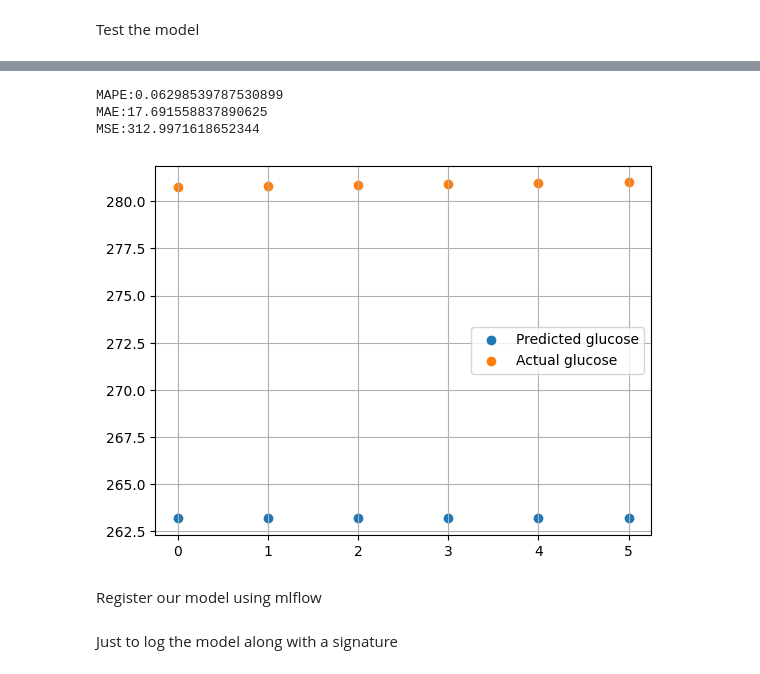
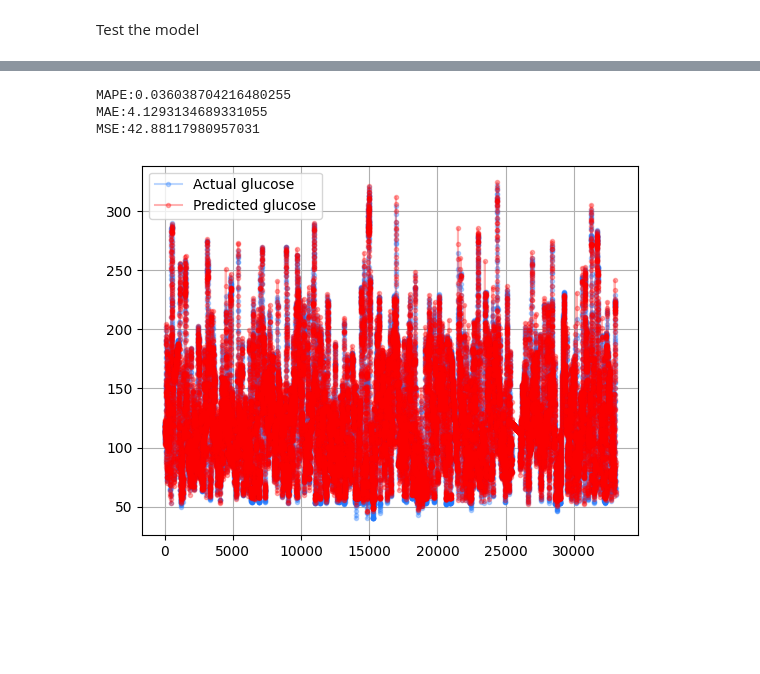
Before and after one commit to Arturo2711/Hypoglycemia_Prediction, a Jupyter notebook: notebooks/lstm_one_recurrent_layer.ipynb, the cells around one changed output, grey strips where cells are left out. Drawn from its saved outputs; the diff is of its cells as text; code cells hidden in the pictures; blank space fills up the shorter version.

Commit message:
First comprasion of nn an ml models

```diff
--- a/notebooks/lstm_one_recurrent_layer.ipynb
+++ b/notebooks/lstm_one_recurrent_layer.ipynb
@@ -73,7 +66,13 @@ test_loader = DataLoader(test_dataset, batch_size=batch_size)
+# %%
+train_tensor = torch.tensor(data=train.values, dtype=torch.float32)
+test_tensor = torch.tensor(data=test.values, dtype=torch.float32)
+# %%
+train_torch_data_set = TensorDataset(train_tensor)
+train_loader = DataLoader(dataset=train_torch_data_set, batch_size=batch_size)
 # %% [markdown]
 Define the model
 # %%
-class RNN(nn.Module):
+class LSTM(nn.Module):
     def __init__(self, input_size, hidden_size):
         super().__init__()
         self.rnn_1 = nn.LSTM(input_size=input_size, hidden_size=hidden_size, batch_first=True)
@@ -85,7 +84,7 @@ class RNN(nn.Module):
         prediction = self.linear_layer(output_recurrent_layer[:, -1, :])  ## We want to keep just the last output for the last element of each sequence
         return prediction.squeeze(-1) ## To obtain (Batch,) instead of (Batch, 1)
 # %%
-model = RNN(input_size=input_size, hidden_size=hidden_size)
+model = LSTM(input_size=input_size, hidden_size=hidden_size)
 optimizer = torch.optim.Adam(model.parameters(), lr=0.001)
 loss_function = nn.MSELoss()
-epochs = 500
+epochs = 100
@@ -194,25 +143,21 @@ test
 # %%
 with torch.no_grad():
-    for x in test_loader:
-        batch = x[0]
-        x = batch[:, :-1]
-        y = batch[:, -1]
-        output_model = model(x.unsqueeze(-1))
-        mape = mean_absolute_percentage_error(y, output_model)
-        mae = mean_absolute_error(y, output_model)
-        mse = mean_squared_error(y, output_model)
+        x = test_tensor[:, :-1]
+        y = scaler.inverse_transform(test_tensor[:, -1].numpy().reshape(-1,1))
+        y_pred = scaler.inverse_transform(model(x.unsqueeze(-1)).numpy().reshape(-1,1))
+        mape = mean_absolute_percentage_error(y, y_pred)
+        mae = mean_absolute_error(y, y_pred)
+        mse = mean_squared_error(y, y_pred)
         print(f'MAPE:{mape}')
         print(f'MAE:{mae}')
         print(f'MSE:{mse}')
-        plt.scatter(range(y.size()[0]), output_model, label='Predicted glucose')
-        plt.scatter(range(y.size()[0]), y, label='Actual glucose')
+        plt.plot(range(len(y)), y, label='Actual glucose', marker='.', color='#237AFC', alpha=0.3)
+        plt.plot(range(len(y)), y_pred, label='Predicted glucose', marker='.', color='red', alpha=0.3)
         plt.legend()
         plt.grid()
         plt.show()
 # %% [output]
-MAPE:0.06298539787530899
-MAE:17.691558837890625
-MSE:312.9971618652344
+MAPE:0.036038704216480255
+MAE:4.1293134689331055
+MSE:42.88117980957031
-[figure, old version]
+[figure, new version]
-# %% [markdown]
-Register our model using mlflow
@@ -239,2 +163,0 @@ metrics = {'mae' : mae,
-# %% [markdown]
-Just to log the model along with a signature
```
Also changed, not shown: parts of 23 cells of this notebook, 7 other files.
